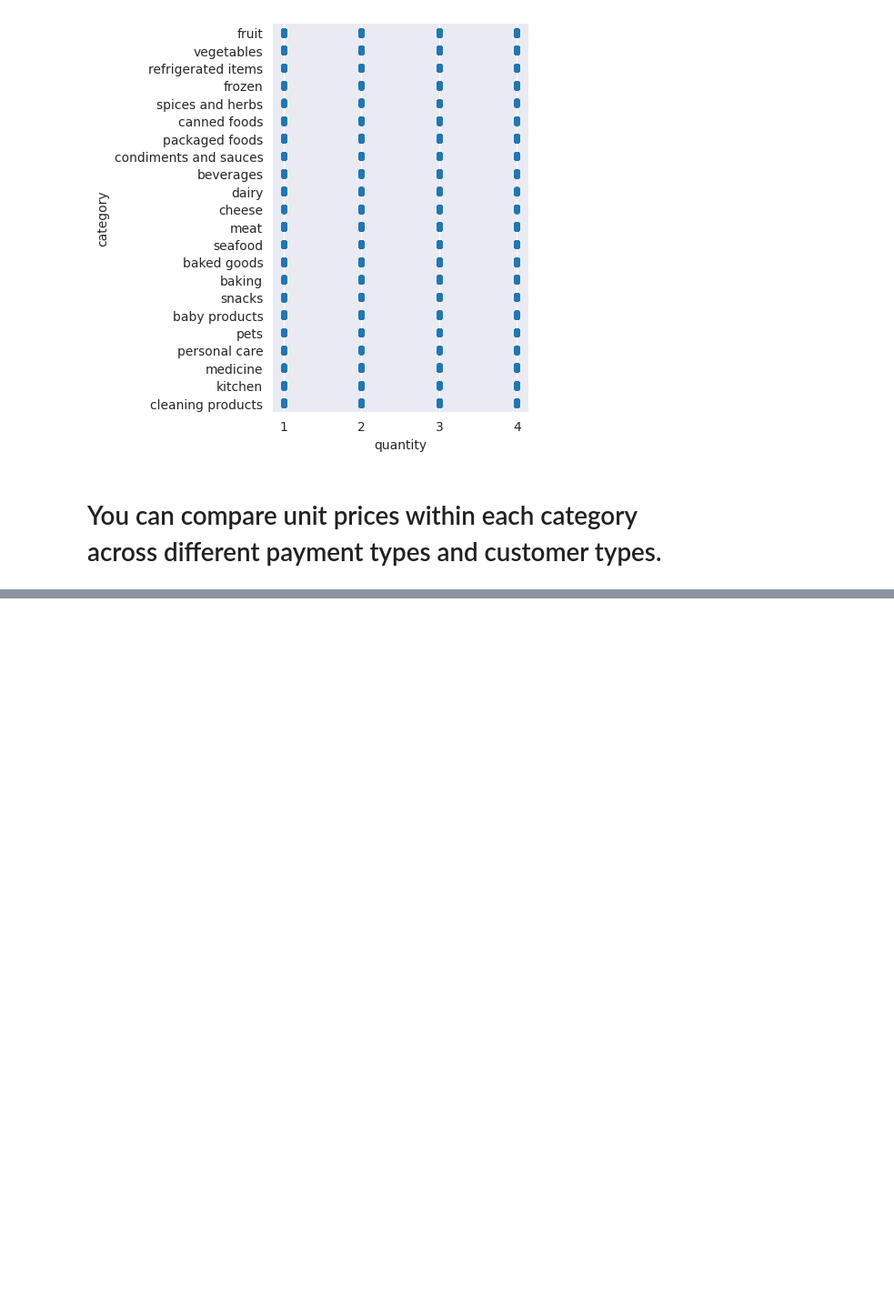
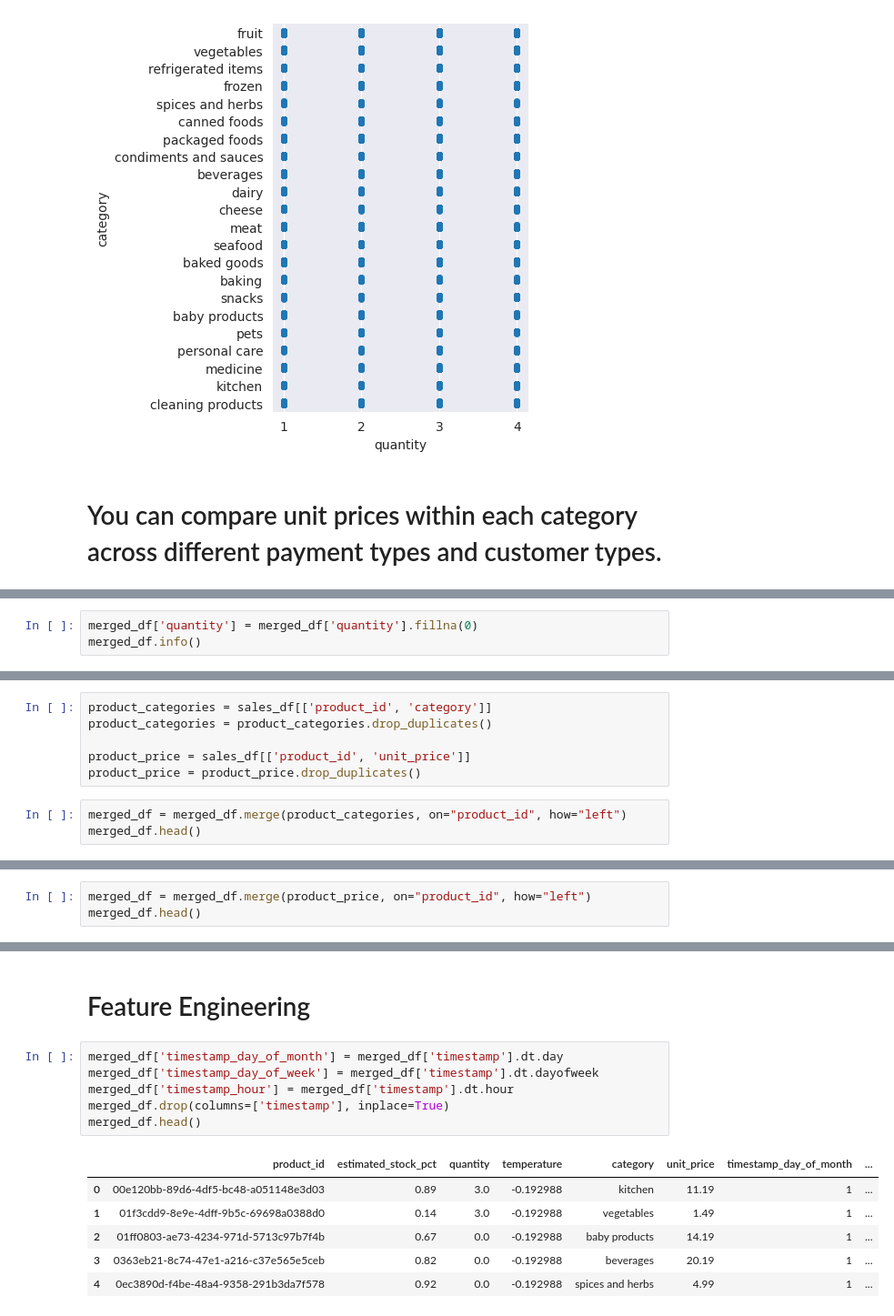
Before and after one commit to BHAVIN-VHANESHA/Data-Scientist-Industrial-Training, a Jupyter notebook: Projects - Data Analysis/GALA_GROCERIES.ipynb, the cells around one changed output, grey strips where cells are left out. Shown: that part at 91% size. Drawn from its saved outputs; the diff is of its cells as text; blank space fills up the shorter version.

```diff
--- a/Projects - Data Analysis/GALA_GROCERIES.ipynb
+++ b/Projects - Data Analysis/GALA_GROCERIES.ipynb
@@ -252,0 +503,3 @@ plt.show()
+# %%
+merged_df['quantity'] = merged_df['quantity'].fillna(0)
+merged_df.info()
@@ -252,0 +519,9 @@ plt.show()
+# %%
+product_categories = sales_df[['product_id', 'category']]
+product_categories = product_categories.drop_duplicates()
+
+product_price = sales_df[['product_id', 'unit_price']]
+product_price = product_price.drop_duplicates()
+# %%
+merged_df = merged_df.merge(product_categories, on="product_id", how="left")
+merged_df.head()
@@ -252,0 +535,3 @@ plt.show()
+# %%
+merged_df = merged_df.merge(product_price, on="product_id", how="left")
+merged_df.head()
@@ -252,0 +562,15 @@ plt.show()
+# %% [markdown]
+# Feature Engineering
+# %%
+merged_df['timestamp_day_of_month'] = merged_df['timestamp'].dt.day
+merged_df['timestamp_day_of_week'] = merged_df['timestamp'].dt.dayofweek
+merged_df['timestamp_hour'] = merged_df['timestamp'].dt.hour
+merged_df.drop(columns=['timestamp'], inplace=True)
+merged_df.head()
+# %% [output]
+|  | product_id | estimated_stock_pct | quantity | temperature | category | unit_price | timestamp_day_of_month | ... |
+| 0 | 00e120bb-89d6-4df5-bc48-a051148e3d03 | 0.89 | 3.0 | -0.192988 | kitchen | 11.19 | 1 | ... |
+| 1 | 01f3cdd9-8e9e-4dff-9b5c-69698a0388d0 | 0.14 | 3.0 | -0.192988 | vegetables | 1.49 | 1 | ... |
+| 2 | 01ff0803-ae73-4234-971d-5713c97b7f4b | 0.67 | 0.0 | -0.192988 | baby products | 14.19 | 1 | ... |
+| 3 | 0363eb21-8c74-47e1-a216-c37e565e5ceb | 0.82 | 0.0 | -0.192988 | beverages | 20.19 | 1 | ... |
+| 4 | 0ec3890d-f4be-48a4-9358-291b3da7f578 | 0.92 | 0.0 | -0.192988 | spices and herbs | 4.99 | 1 | ... |
```
Also changed, not shown: parts of 68 cells of this notebook.
